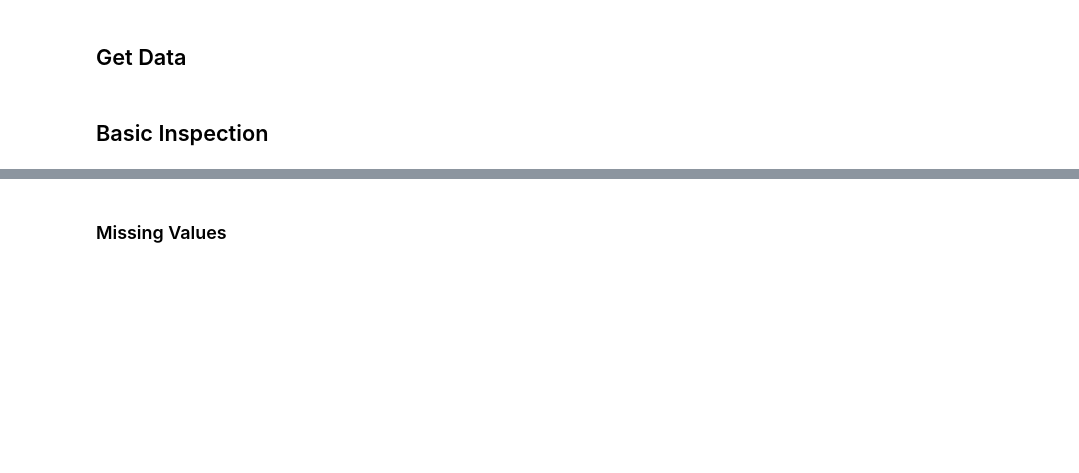
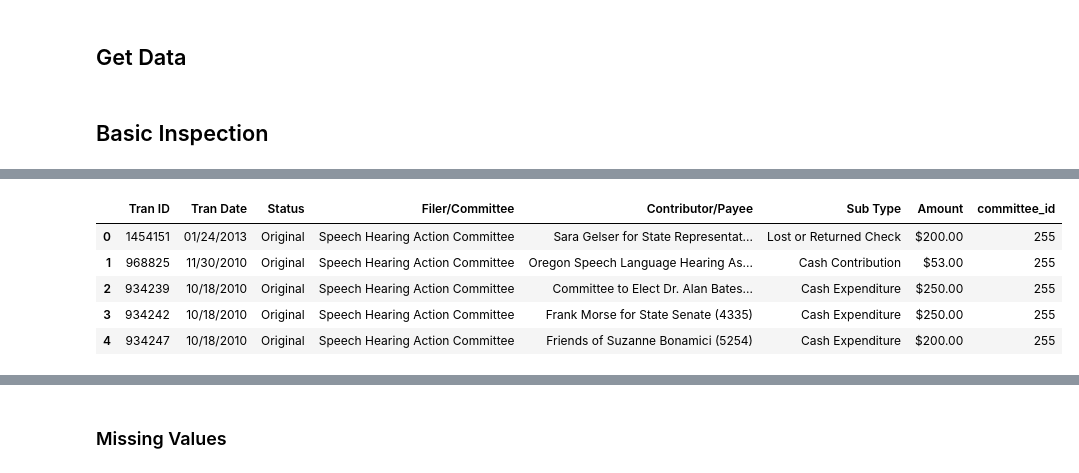
Before and after one commit to hackoregon/elections-2018, a Jupyter notebook: notebooks/transaction_detail_first_batch_QA_mxc.ipynb, the cells around one changed output, grey strips where cells are left out. Cells and saved outputs as stored; diff of their text form; code cells hidden in the pictures; blank space fills up the shorter version.

```diff
--- a/notebooks/transaction_detail_first_batch_QA_mxc.ipynb
+++ b/notebooks/transaction_detail_first_batch_QA_mxc.ipynb
@@ -17,0 +20,14 @@ sns.set_style('whitegrid')
+# %%
+urls = {
+    'com_hist': """https://raw.githubusercontent.com/hackoregon/elections-2018/
+    master/scrape_files/committee_history_first_batch.csv""",
+    'com_list': """https://raw.githubusercontent.com/hackoregon/elections-2018/
+    master/scrape_files/committees_list.tsv""",
+    'org_stmt': """https://raw.githubusercontent.com/hackoregon/elections-2018/
+    master/scrape_files/statement_of_organization_first_batch.csv""",
+    'trans': """https://raw.githubusercontent.com/hackoregon/elections-2018/
+    master/scrape_files/transactions_first_batch.csv"""
+}
+# %%
+r = requests.get(urls['trans'].replace('\n', '').replace(' ', ''))
+trans = pd.read_csv(io.StringIO(r.content.decode('utf-8')))
@@ -29,0 +120,9 @@ odf = pd.read_csv(io.StringIO(r.content.decode('utf-8')), dtype='O')
+# %%
+trans.head()
+# %% [output]
+|  | Tran ID | Tran Date | Status | Filer/Committee | Contributor/Payee | Sub Type | Amount | committee_id |
+| 0 | 1454151 | 01/24/2013 | Original | Speech Hearing Action Committee | Sara Gelser for State Representat... | Lost or Returned Check | $200.00 | 255 |
+| 1 | 968825 | 11/30/2010 | Original | Speech Hearing Action Committee | Oregon Speech Language Hearing As... | Cash Contribution | $53.00 | 255 |
+| 2 | 934239 | 10/18/2010 | Original | Speech Hearing Action Committee | Committee to Elect Dr. Alan Bates... | Cash Expenditure | $250.00 | 255 |
+| 3 | 934242 | 10/18/2010 | Original | Speech Hearing Action Committee | Frank Morse for State Senate (4335) | Cash Expenditure | $250.00 | 255 |
+| 4 | 934247 | 10/18/2010 | Original | Speech Hearing Action Committee | Friends of Suzanne Bonamici (5254) | Cash Expenditure | $200.00 | 255 |
```
Also changed, not shown: parts of 24 cells of this notebook.
